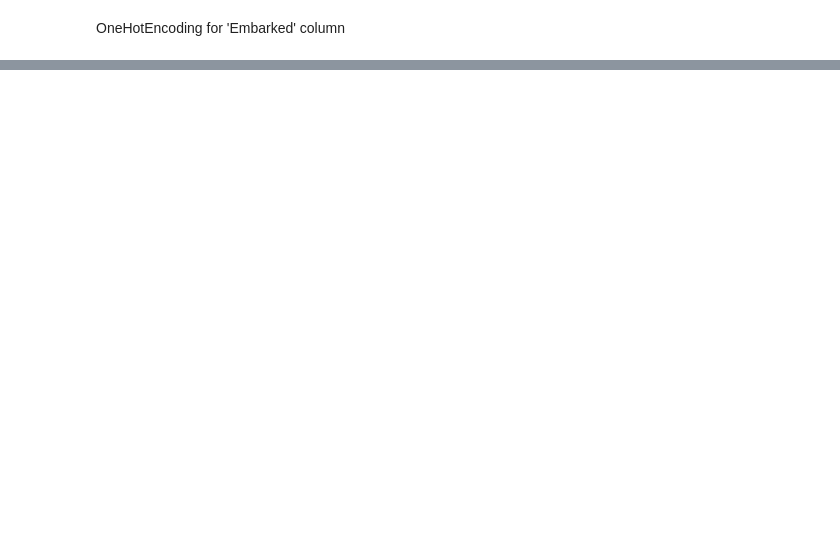
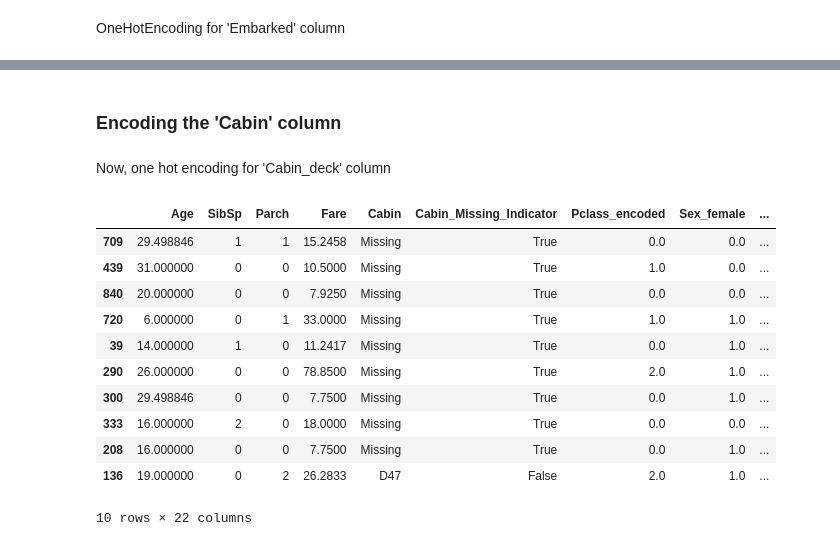
Before and after one commit to mehrab-abir/ai-ml, a Jupyter notebook: Machine Learning/Applied Machine Learning/Feature Engineering/Encoding/encoding.ipynb, the cells around one changed output, grey strips where cells are left out. Saved outputs shown, nothing was run; the diff lists cells and outputs as text; code cells hidden in the pictures; blank space fills up the shorter version.

```diff
--- a/Machine Learning/Applied Machine Learning/Feature Engineering/Encoding/encoding.ipynb
+++ b/Machine Learning/Applied Machine Learning/Feature Engineering/Encoding/encoding.ipynb
@@ -124,0 +117,6 @@ x_test.drop(columns='Embarked',inplace=True)
+# %% [markdown]
+### Encoding the 'Cabin' column
+# %%
+# making a column with the first Character of Cabin name which is 'deck'
+x_train['Cabin_deck'] = x_train['Cabin'].astype(str).str[0];
+x_test['Cabin_deck'] = x_test['Cabin'].astype(str).str[0];
@@ -124,0 +126,30 @@ x_test.drop(columns='Embarked',inplace=True)
+# %% [markdown]
+Now, one hot encoding for 'Cabin_deck' column
+# %%
+deck_ohe = OneHotEncoder(sparse_output=False).set_output(transform='pandas')
+
+# fit
+deck_ohe.fit(x_train[['Cabin_deck']])
+
+# transform
+encoded_deck_df_train = deck_ohe.transform(x_train[['Cabin_deck']])
+encoded_deck_df_test = deck_ohe.transform(x_test[['Cabin_deck']])
+
+# concate df
+x_train = pd.concat([x_train, encoded_deck_df_train],axis=1)
+x_test = pd.concat([x_test, encoded_deck_df_test],axis=1)
+# %%
+x_test.head(10)
+# %% [output]
+|  | Age | SibSp | Parch | Fare | Cabin | Cabin_Missing_Indicator | Pclass_encoded | Sex_female | ... |
+| 709 | 29.498846 | 1 | 1 | 15.2458 | Missing | True | 0.0 | 0.0 | ... |
+| 439 | 31.000000 | 0 | 0 | 10.5000 | Missing | True | 1.0 | 0.0 | ... |
+| 840 | 20.000000 | 0 | 0 | 7.9250 | Missing | True | 0.0 | 0.0 | ... |
+| 720 | 6.000000 | 0 | 1 | 33.0000 | Missing | True | 1.0 | 1.0 | ... |
+| 39 | 14.000000 | 1 | 0 | 11.2417 | Missing | True | 0.0 | 1.0 | ... |
+| 290 | 26.000000 | 0 | 0 | 78.8500 | Missing | True | 2.0 | 1.0 | ... |
+| 300 | 29.498846 | 0 | 0 | 7.7500 | Missing | True | 0.0 | 1.0 | ... |
+| 333 | 16.000000 | 2 | 0 | 18.0000 | Missing | True | 0.0 | 0.0 | ... |
+| 208 | 16.000000 | 0 | 0 | 7.7500 | Missing | True | 0.0 | 1.0 | ... |
+| 136 | 19.000000 | 0 | 2 | 26.2833 | D47 | False | 2.0 | 1.0 | ... |
+10 rows × 22 columns
```
Also changed, not shown: parts of 19 cells of this notebook, 5 other files.
